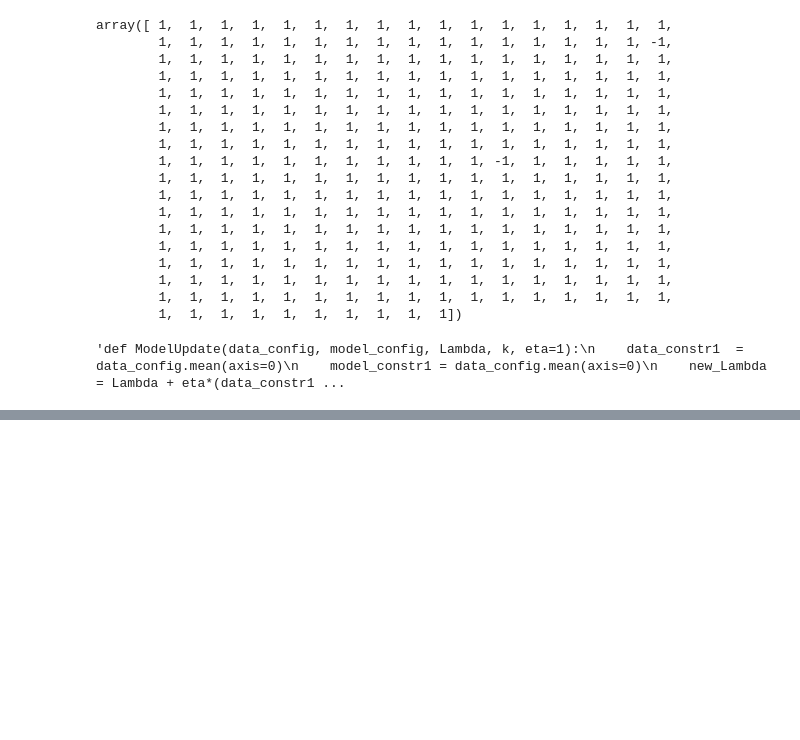
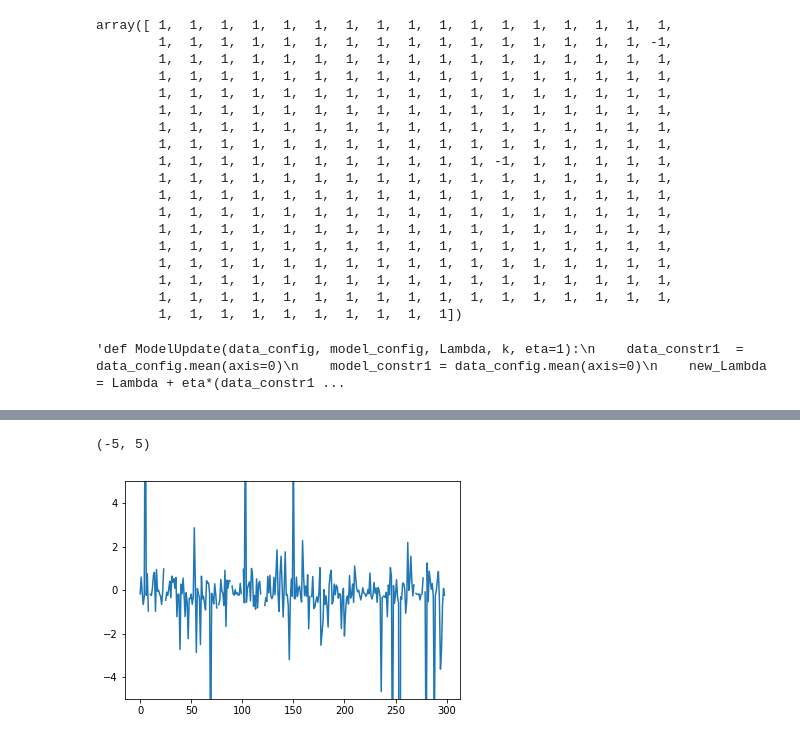
Before and after one commit to Agos95/ComplexSyst, a Jupyter notebook: 01/Exercise.ipynb, the cells around one changed output, grey strips where cells are left out. Drawn from its saved outputs; the diff is of its cells as text; code cells hidden in the pictures; blank space fills up the shorter version.

```diff
--- a/01/Exercise.ipynb
+++ b/01/Exercise.ipynb
@@ -369,0 +327,7 @@ k_list
+# %%
+lambda_MaxEnt2_Ising = Lambda_list[-1].copy()
+plt.plot((lambda_MaxEnt2_Ising-lambda_MaxEnt1_Ising)/lambda_MaxEnt1_Ising)
+plt.ylim(-5,5)
+# %% [output]
+(-5, 5)
+[figure, added]
```
Also changed, not shown: parts of 9 cells of this notebook.
